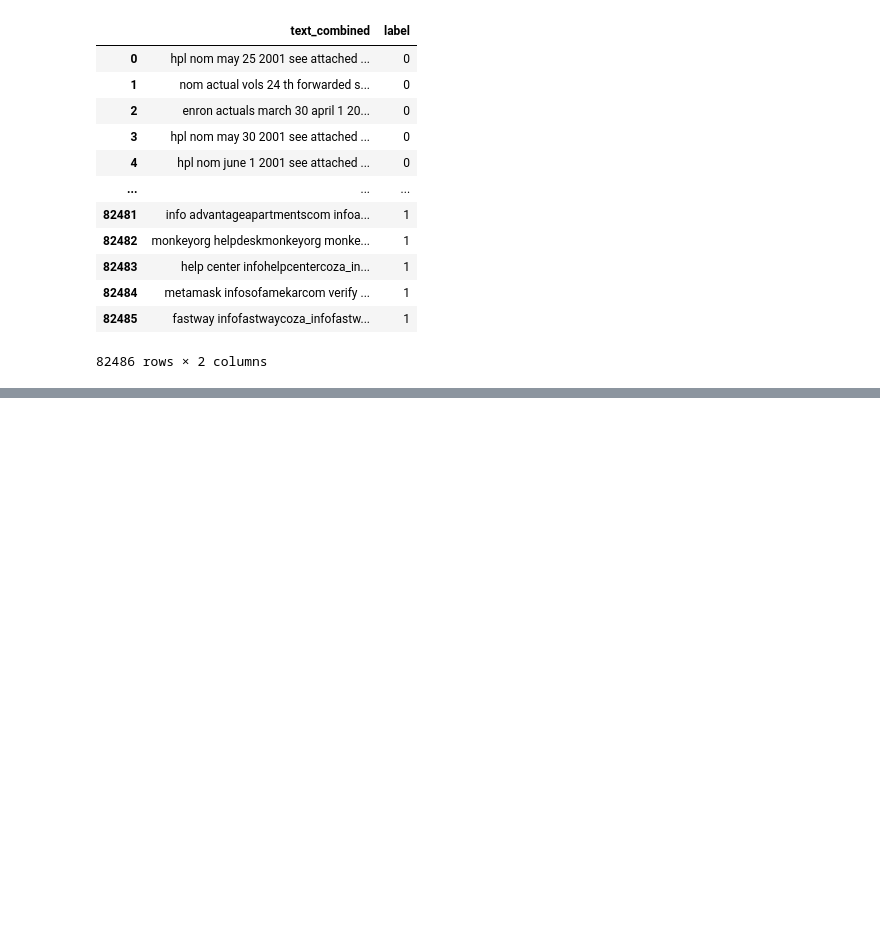
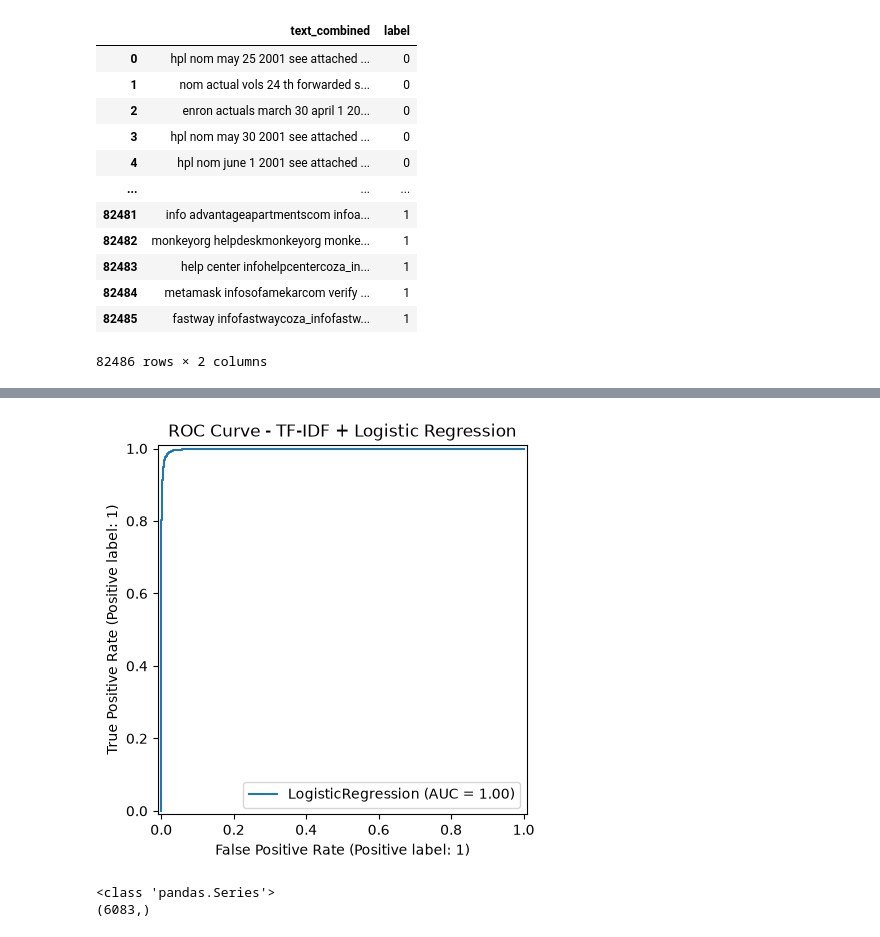
Before and after one commit to Tahacodeer/malicious-content-analysis, a Jupyter notebook: jupyter_lab/testtfidf.ipynb, the cells around one changed output, grey strips where cells are left out. Saved outputs shown, nothing was run; the diff lists cells and outputs as text; code cells hidden in the pictures; blank space fills up the shorter version.

```diff
--- a/jupyter_lab/testtfidf.ipynb
+++ b/jupyter_lab/testtfidf.ipynb
@@ -19,0 +1016,2 @@ df
+# %%
+X_test_tfidf = tfidf.transform(X_test)
@@ -19,0 +1022,23 @@ df
+# %%
+from sklearn.metrics import RocCurveDisplay
+import matplotlib.pyplot as plt
+
+RocCurveDisplay.from_estimator(
+    model,
+    X_test_tfidf,
+    y_test
+)
+
+plt.title("ROC Curve - TF-IDF + Logistic Regression")
+
+plt.savefig("../results/roc_curve.png")
+
+plt.show()
+# %% [output]
+[figure, added]
+# %%
+print(type(X_test))
+print(X_test.shape)
+# %% [output]
+<class 'pandas.Series'>
+(6083,)
```
Also changed, not shown: parts of 76 cells of this notebook, 12 other files.
